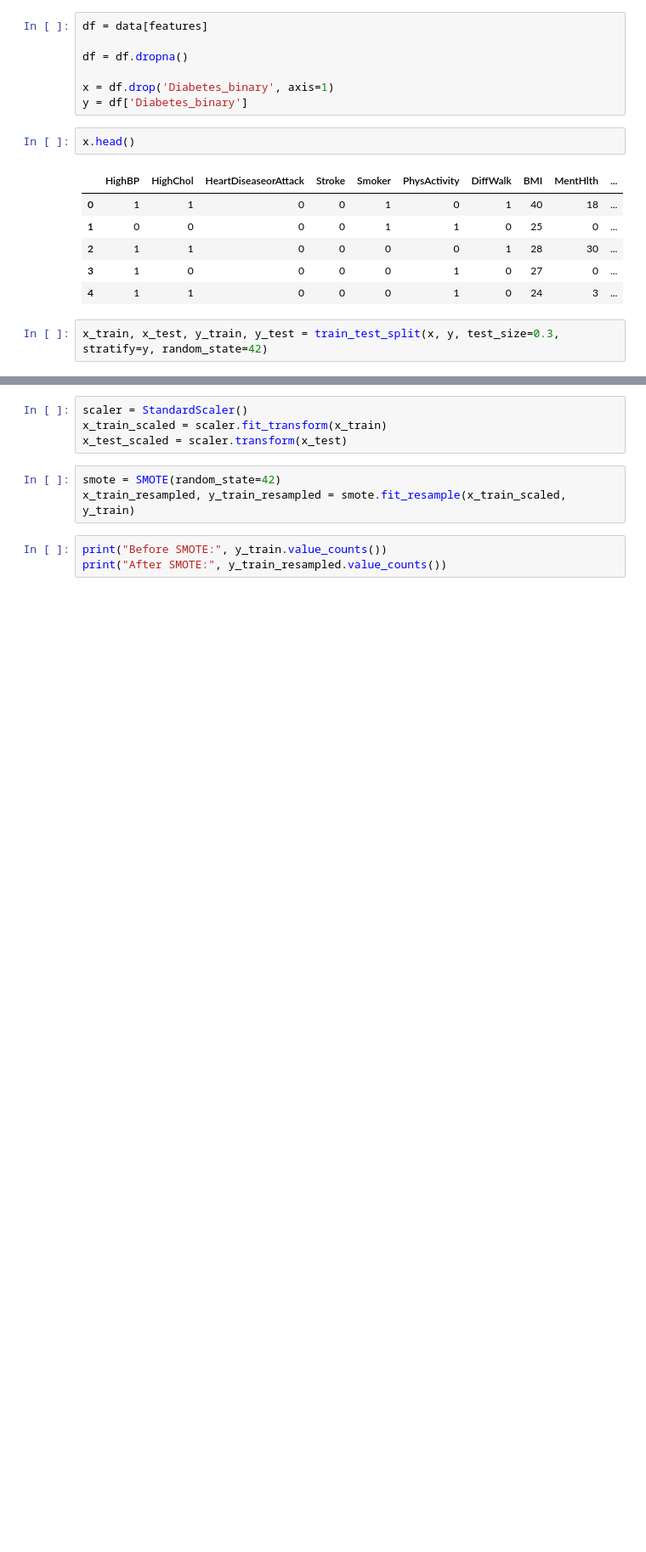
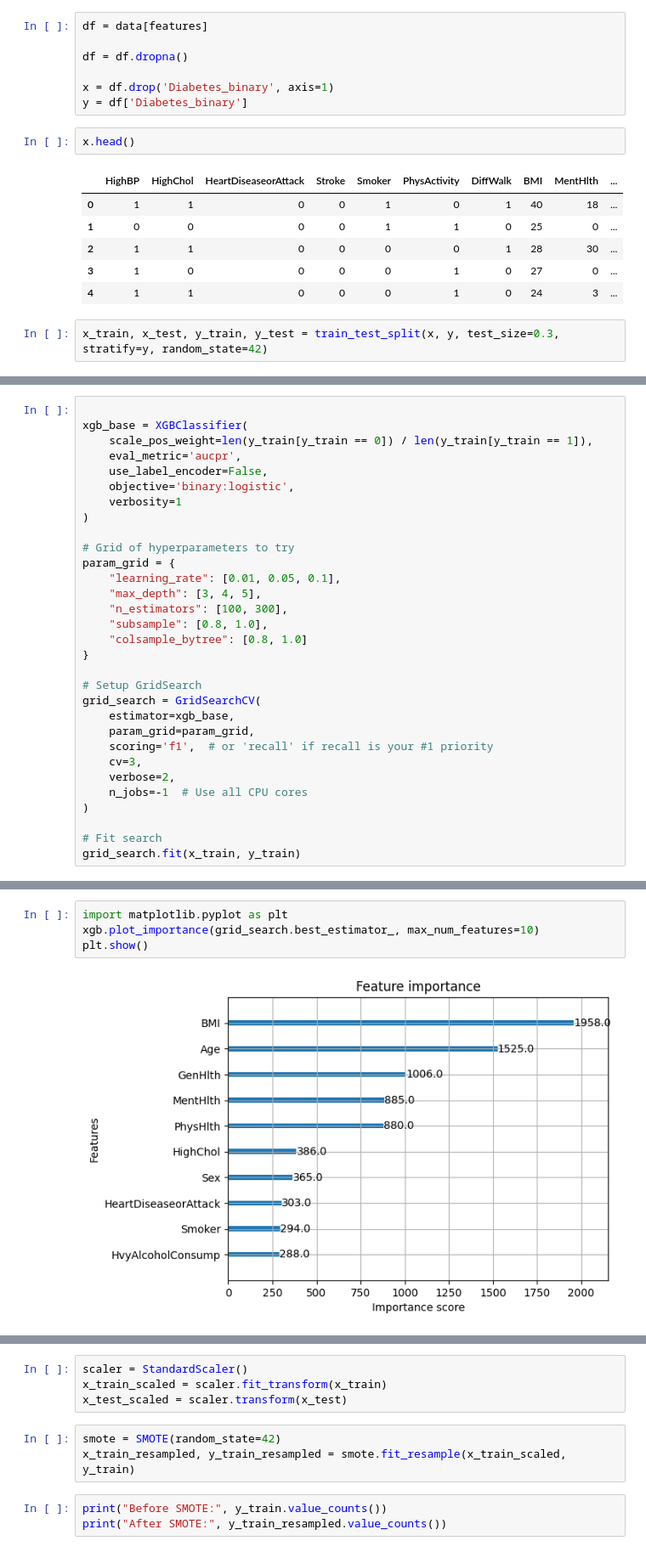
Before and after one commit to Slowdust18/Diabeties_Detection, a Jupyter notebook: 07_full_features.ipynb, the cells around one changed output, grey strips where cells are left out. Shown: that part at 85% size. Drawn from its saved outputs; the diff is of its cells as text; blank space fills up the shorter version.

```diff
--- a/07_full_features.ipynb
+++ b/07_full_features.ipynb
@@ -58,0 +127,31 @@ x_train, x_test, y_train, y_test = train_test_split(x, y, test_size=0.3, stratif
+# %%
+
+xgb_base = XGBClassifier(
+    scale_pos_weight=len(y_train[y_train == 0]) / len(y_train[y_train == 1]),
+    eval_metric='aucpr',
+    use_label_encoder=False,
+    objective='binary:logistic',
+    verbosity=1
+)
+
+# Grid of hyperparameters to try
+param_grid = {
+    "learning_rate": [0.01, 0.05, 0.1],
+    "max_depth": [3, 4, 5],
+    "n_estimators": [100, 300],
+    "subsample": [0.8, 1.0],
+    "colsample_bytree": [0.8, 1.0]
+}
+
+# Setup GridSearch
+grid_search = GridSearchCV(
+    estimator=xgb_base,
+    param_grid=param_grid,
+    scoring='f1',  # or 'recall' if recall is your #1 priority
+    cv=3,
+    verbose=2,
+    n_jobs=-1  # Use all CPU cores
+)
+
+# Fit search
+grid_search.fit(x_train, y_train)
@@ -58,0 +206,6 @@ x_train, x_test, y_train, y_test = train_test_split(x, y, test_size=0.3, stratif
+# %%
+import matplotlib.pyplot as plt
+xgb.plot_importance(grid_search.best_estimator_, max_num_features=10)
+plt.show()
+# %% [output]
+[figure, added]
```
Also changed, not shown: parts of 8 cells of this notebook, 13 other files.
